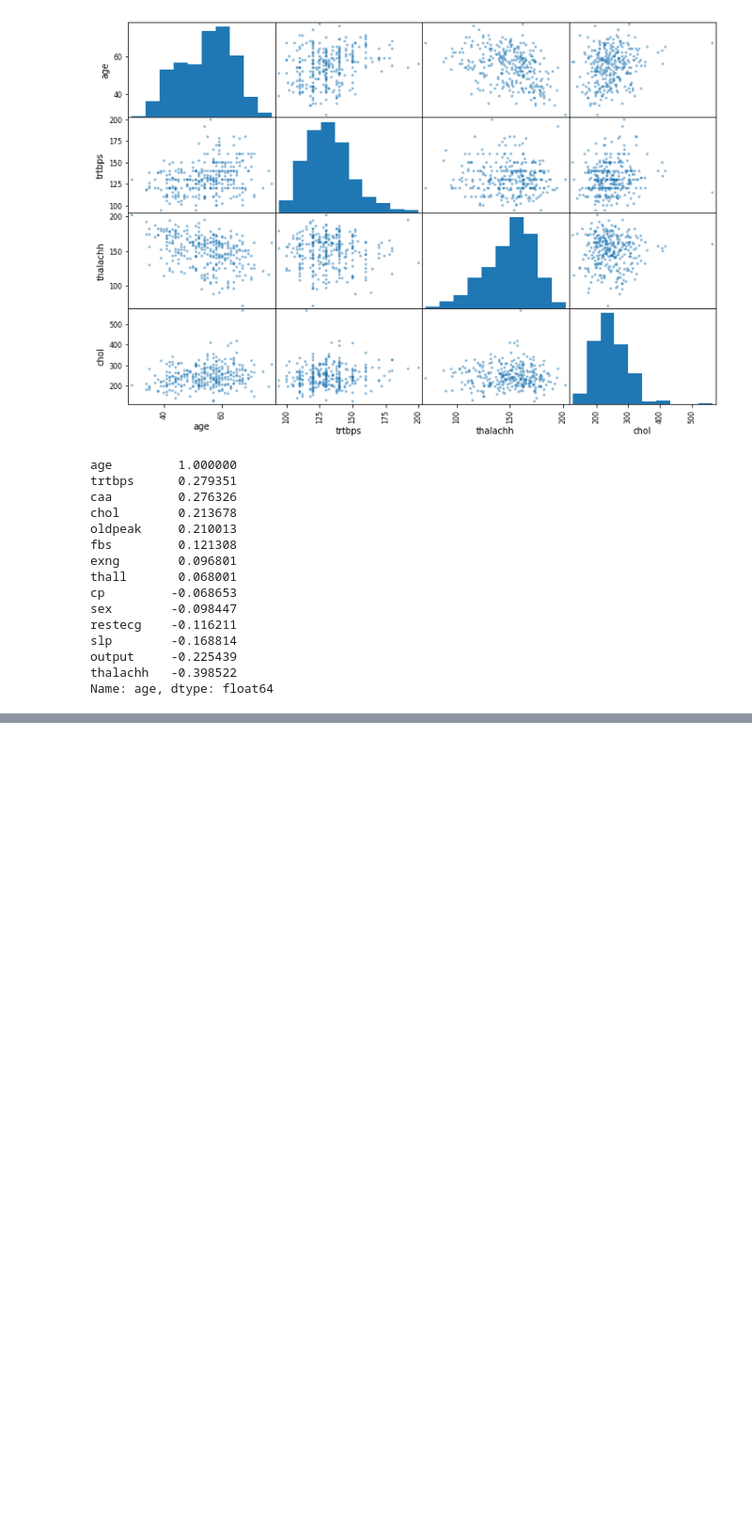
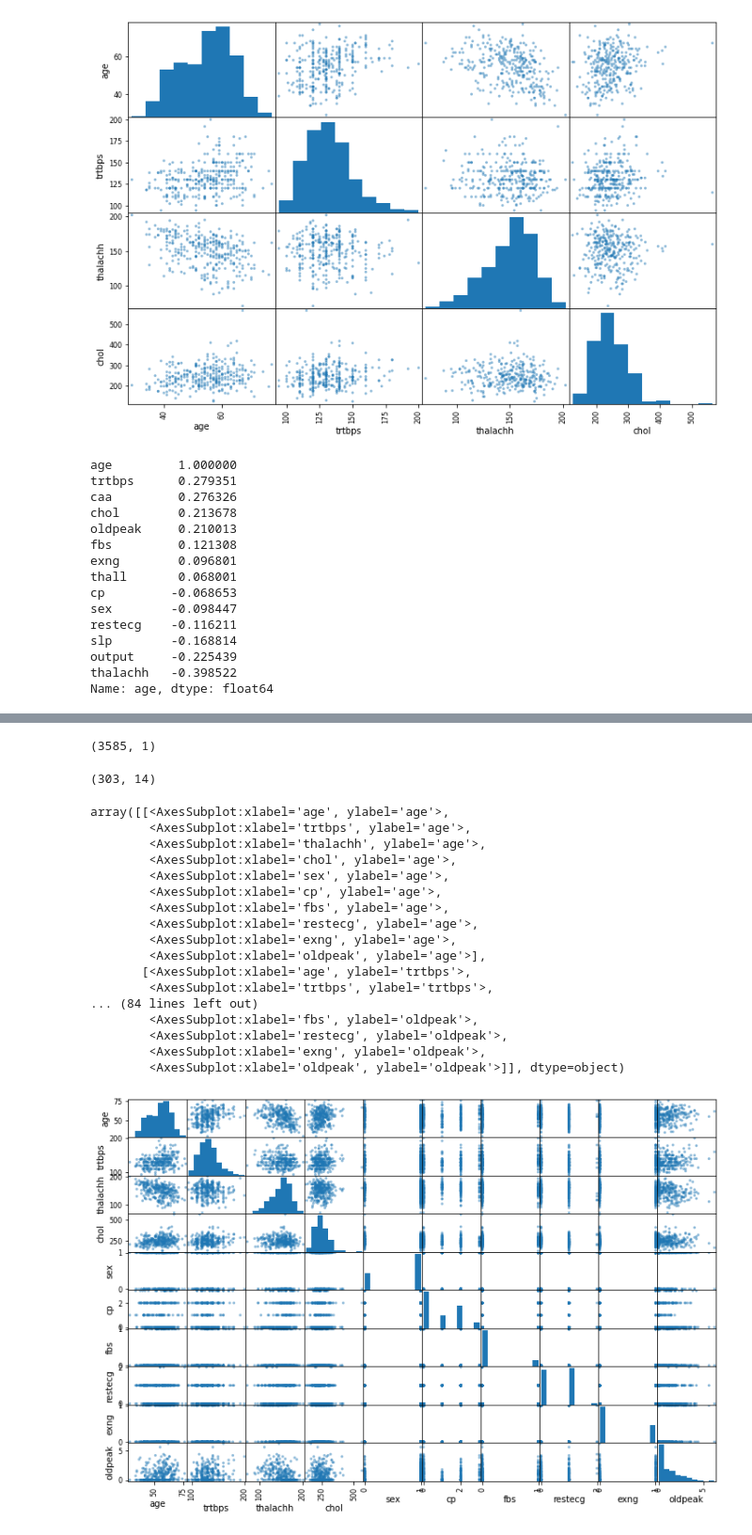
Before and after one commit to IoannisTselekoglou/Heart-Attack-Analysis-and-Prediction, a Jupyter notebook: heart_attack_predict.ipynb, the cells around one changed output, grey strips where cells are left out. Shown: that part at 94% size. Cells and saved outputs as stored; diff of their text form; code cells hidden in the pictures; blank space fills up the shorter version.

```diff
--- a/heart_attack_predict.ipynb
+++ b/heart_attack_predict.ipynb
@@ -113,0 +125,31 @@ Name: age, dtype: float64
+# %%
+loaded_o2_data.shape
+# %% [output]
+(3585, 1)
+# %%
+loaded_data.shape
+# %% [output]
+(303, 14)
+# %%
+attributes += ["sex", "cp", "fbs", "restecg", "exng", "oldpeak"]
+# %%
+scatter_matrix(loaded_data[attributes],figsize=(12,8))
+# %% [output]
+array([[<AxesSubplot:xlabel='age', ylabel='age'>,
+        <AxesSubplot:xlabel='trtbps', ylabel='age'>,
+        <AxesSubplot:xlabel='thalachh', ylabel='age'>,
+        <AxesSubplot:xlabel='chol', ylabel='age'>,
+        <AxesSubplot:xlabel='sex', ylabel='age'>,
+        <AxesSubplot:xlabel='cp', ylabel='age'>,
+        <AxesSubplot:xlabel='fbs', ylabel='age'>,
+        <AxesSubplot:xlabel='restecg', ylabel='age'>,
+        <AxesSubplot:xlabel='exng', ylabel='age'>,
+        <AxesSubplot:xlabel='oldpeak', ylabel='age'>],
+       [<AxesSubplot:xlabel='age', ylabel='trtbps'>,
+        <AxesSubplot:xlabel='trtbps', ylabel='trtbps'>,
+... (84 lines left out)
+        <AxesSubplot:xlabel='fbs', ylabel='oldpeak'>,
+        <AxesSubplot:xlabel='restecg', ylabel='oldpeak'>,
+        <AxesSubplot:xlabel='exng', ylabel='oldpeak'>,
+        <AxesSubplot:xlabel='oldpeak', ylabel='oldpeak'>]], dtype=object)
+[figure, added]
```
Also changed, not shown: parts of 26 cells of this notebook, 1 other file.
